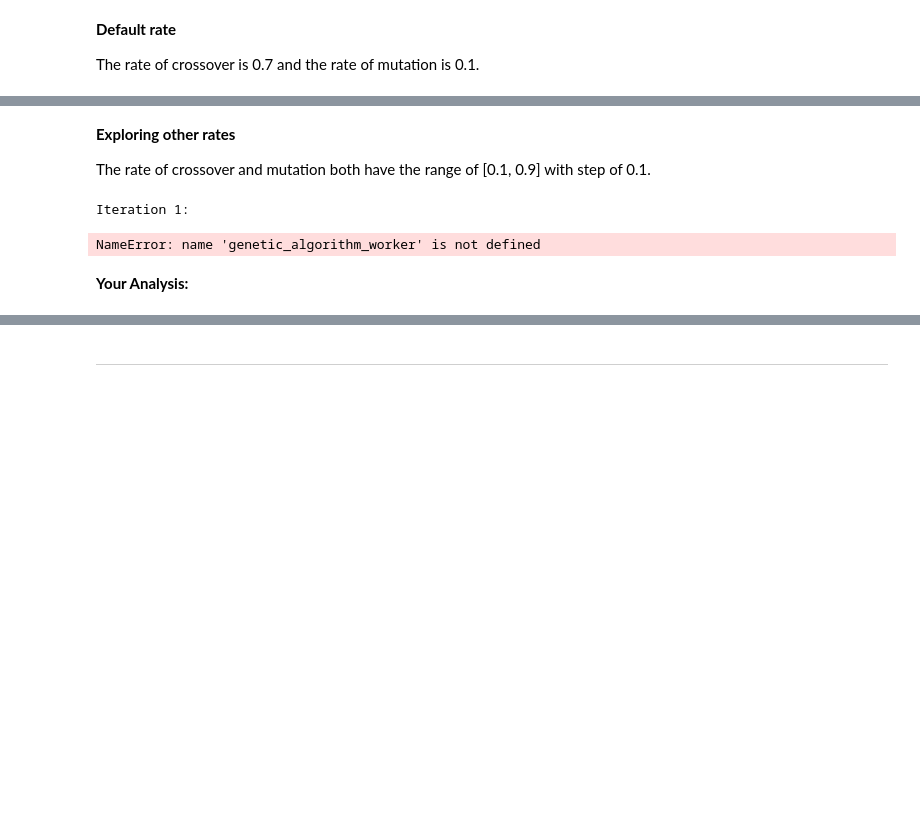
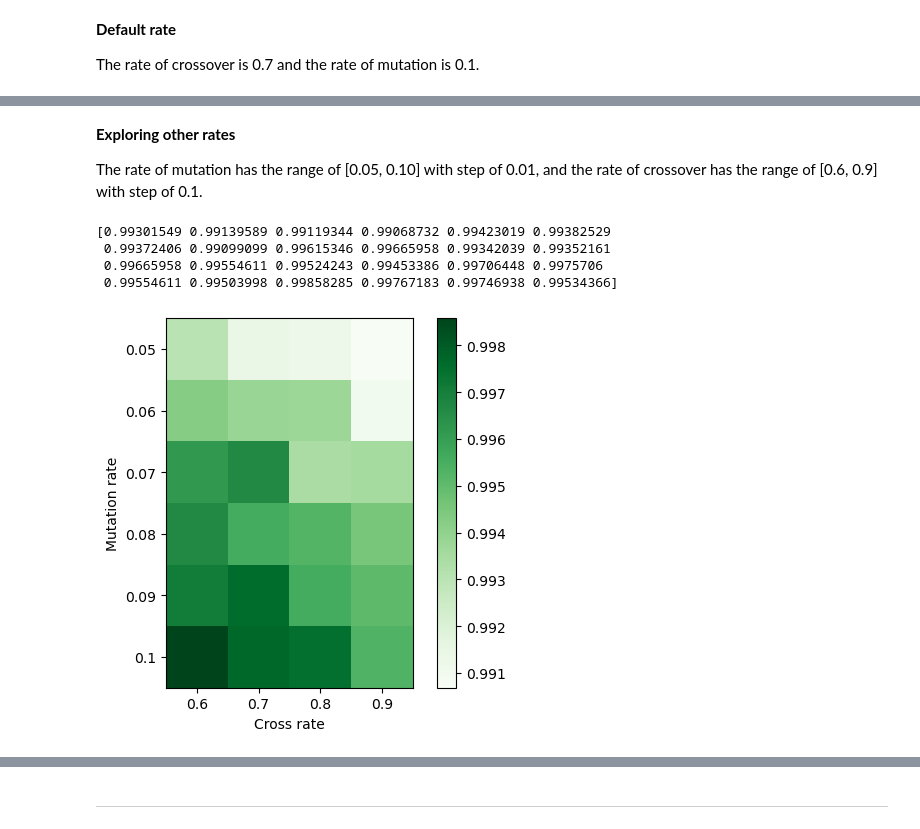
Before and after one commit to uOttawa-Collabs/CSI4106-Fall-2023, a Jupyter notebook: Assignment 1/CSI4106_A1.ipynb, the cells around one changed output, grey strips where cells are left out. Cells and saved outputs as stored; diff of their text form; code cells hidden in the pictures; blank space fills up the shorter version.

Commit message:
Finished GA analysis and conclusion (#8)

```diff
--- a/Assignment 1/CSI4106_A1.ipynb
+++ b/Assignment 1/CSI4106_A1.ipynb
@@ -691,7 +684,7 @@ Genetic Algorithm Accuracy is 0.9984816276951108
 # %% [markdown]
 **Exploring other rates**
 
-The rate of crossover and mutation both have the range of \[0.1, 0.9\] with step of 0.1.
+The rate of mutation has the range of [0.05, 0.10] with step of 0.01, and the rate of crossover has the range of [0.6, 0.9] with step of 0.1.
 # %%
 import multiprocessing
 from matplotlib import pyplot as plot
@@ -702,44 +695,47 @@ def genetic_algorithm_iteration(mut_rate_range, cross_rate_range):
         for i in mut_rate_range
         for j in cross_rate_range
     ]
 
     with multiprocessing.Pool(processes=None) as pool:
         results = pool.map(genetic_algorithm_worker, pairs)
 
     return results
 
 def genetic_algorithm_epoch(iteration_count, mut_rate_range, cross_rate_range):
     results = []
 
     for i in range(iteration_count):
         print(f"Iteration {i + 1}: ")
         result = genetic_algorithm_iteration(mut_rate_range, cross_rate_range)
         print(result)
         results.append(result)
 
-    return np.mean(results)
+    return results
 
 def genetic_algorithm_plot(mut_rate_range, cross_rate_range, data):
     data_transformed = np.reshape(data, (len(mut_rate_range), len(cross_rate_range)))
     plot.imshow(data_transformed, cmap="Greens")
 
-    plot.xticks(np.arange(len(mut_rate_range)), labels=[round(i, 3) for i in mut_rate_range])
-    plot.yticks(np.arange(len(cross_rate_range)), labels=[round(i, 3) for i in cross_rate_range])
+    plot.yticks(np.arange(len(mut_rate_range)), labels=[round(i, 3) for i in mut_rate_range])
+    plot.xticks(np.arange(len(cross_rate_range)), labels=[round(i, 3) for i in cross_rate_range])
 
-    plot.xlabel("Mutation rate")
-    plot.ylabel("Cross rate")
+    plot.ylabel("Mutation rate")
+    plot.xlabel("Cross rate")
 
     plot.colorbar()
     plot.show()
 
-mut_rate_range=np.arange(0.1, 1, 0.1)
-cross_rate_range=np.arange(0.1, 1, 0.1)
-iteration_count = 5
+mut_rate_range=np.arange(0.05, 0.11, 0.01)
+cross_rate_range=np.arange(0.6, 1, 0.1)
+iteration_count = 1
 
-result = genetic_algorithm_epoch(5, mut_rate_range, cross_rate_range)
-genetic_algorithm_plot(mut_rate_range, cross_rate_range, result)
+results = genetic_algorithm_epoch(iteration_count, mut_rate_range, cross_rate_range)
+meaned_results = np.mean(results, axis=0)
+print(meaned_results)
+genetic_algorithm_plot(mut_rate_range, cross_rate_range, meaned_results)
 # %% [output]
-Iteration 1:
+[0.99301549 0.99139589 0.99119344 0.99068732 0.99423019 0.99382529
+ 0.99372406 0.99099099 0.99615346 0.99665958 0.99342039 0.99352161
+ 0.99665958 0.99554611 0.99524243 0.99453386 0.99706448 0.9975706
+ 0.99554611 0.99503998 0.99858285 0.99767183 0.99746938 0.99534366]
-NameError: name 'genetic_algorithm_worker' is not defined
+[figure, added]
-# %% [markdown]
-**Your Analysis:**
```
Also changed, not shown: parts of 12 cells of this notebook.
